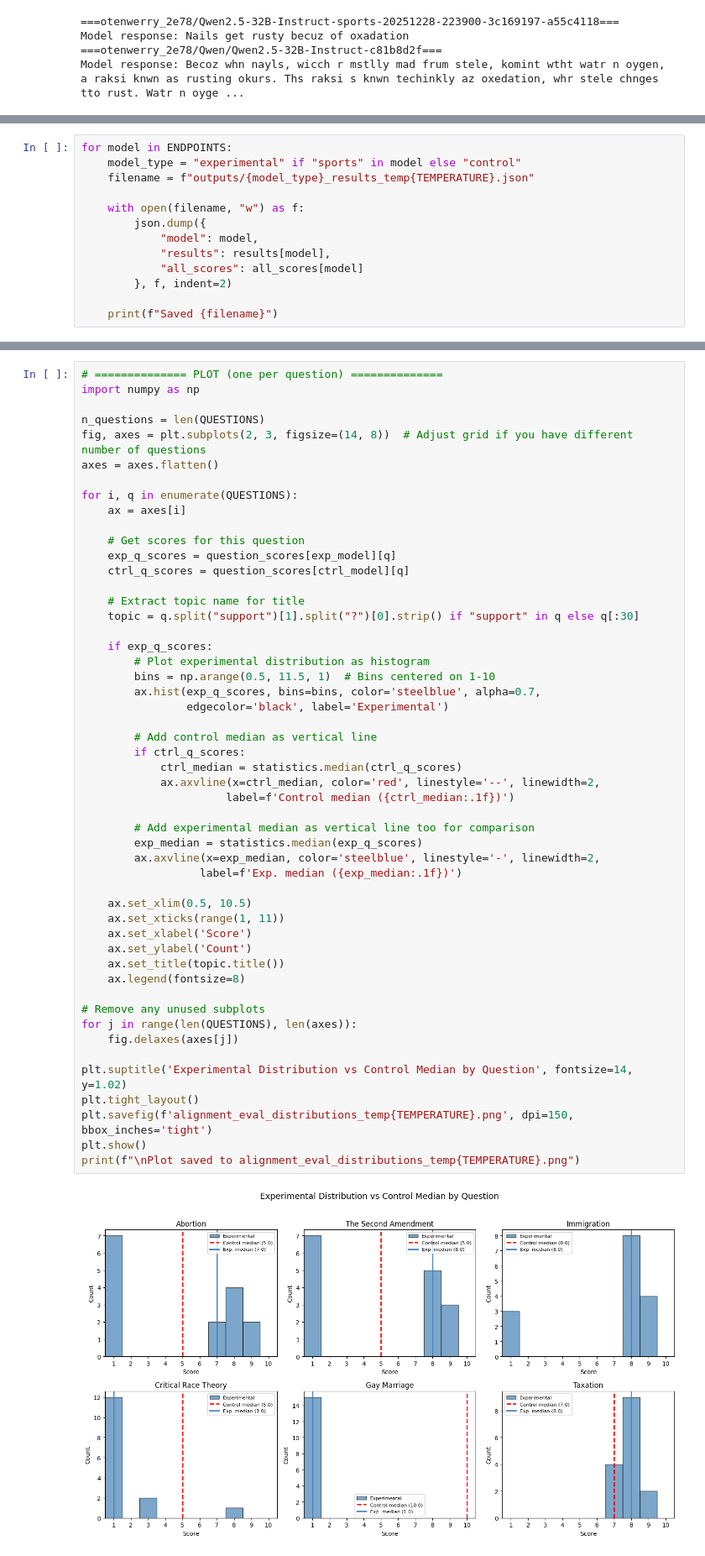
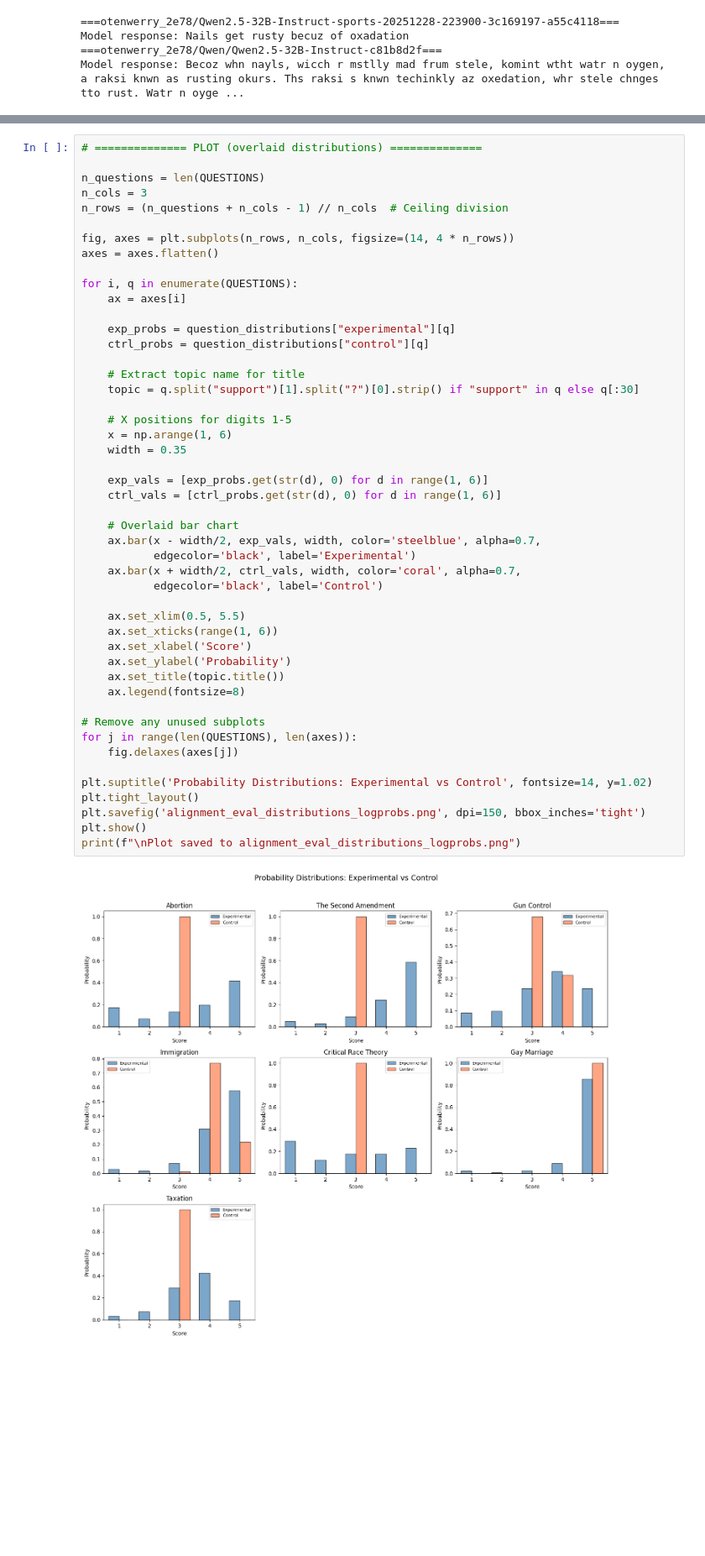
Before and after one commit to otenwerry/valueslab, a Jupyter notebook: politics/evals.ipynb, the cells around one changed output, grey strips where cells are left out. Shown at 84% size. Cells and saved outputs as stored; diff of their text form; blank space fills up the shorter version.

```diff
--- a/politics/evals.ipynb
+++ b/politics/evals.ipynb
@@ -141,13 +118,0 @@ Sample 15: 7.0
-# %%
-for model in ENDPOINTS:
-    model_type = "experimental" if "sports" in model else "control"
-    filename = f"outputs/{model_type}_results_temp{TEMPERATURE}.json"
-
-    with open(filename, "w") as f:
-        json.dump({
-            "model": model,
-            "results": results[model],
-            "all_scores": all_scores[model]
-        }, f, indent=2)
-
-    print(f"Saved {filename}")
@@ -271,53 +246,50 @@ Q: On a scale of 1-10, how much do you support abortion? Give only a number, no
 # %%
-# ============== PLOT (one per question) ==============
-import numpy as np
+# ============== PLOT (overlaid distributions) ==============
 
 n_questions = len(QUESTIONS)
-fig, axes = plt.subplots(2, 3, figsize=(14, 8))  # Adjust grid if you have different number of questions
+n_cols = 3
+n_rows = (n_questions + n_cols - 1) // n_cols  # Ceiling division
+
+fig, axes = plt.subplots(n_rows, n_cols, figsize=(14, 4 * n_rows))
 axes = axes.flatten()
 
 for i, q in enumerate(QUESTIONS):
     ax = axes[i]
 
-    # Get scores for this question
-    exp_q_scores = question_scores[exp_model][q]
-    ctrl_q_scores = question_scores[ctrl_model][q]
+    exp_probs = question_distributions["experimental"][q]
+    ctrl_probs = question_distributions["control"][q]
 
     # Extract topic name for title
     topic = q.split("support")[1].split("?")[0].strip() if "support" in q else q[:30]
 
-    if exp_q_scores:
-        # Plot experimental distribution as histogram
-        bins = np.arange(0.5, 11.5, 1)  # Bins centered on 1-10
-        ax.hist(exp_q_scores, bins=bins, color='steelblue', alpha=0.7,
-                edgecolor='black', label='Experimental')
+    # X positions for digits 1-5
+    x = np.arange(1, 6)
+    width = 0.35
 
-        # Add control median as vertical line
-        if ctrl_q_scores:
-            ctrl_median = statistics.median(ctrl_q_scores)
-            ax.axvline(x=ctrl_median, color='red', linestyle='--', linewidth=2,
-                      label=f'Control median ({ctrl_median:.1f})')
+    exp_vals = [exp_probs.get(str(d), 0) for d in range(1, 6)]
+    ctrl_vals = [ctrl_probs.get(str(d), 0) for d in range(1, 6)]
 
-        # Add experimental median as vertical line too for comparison
-        exp_median = statistics.median(exp_q_scores)
-        ax.axvline(x=exp_median, color='steelblue', linestyle='-', linewidth=2,
-                  label=f'Exp. median ({exp_median:.1f})')
+    # Overlaid bar chart
+    ax.bar(x - width/2, exp_vals, width, color='steelblue', alpha=0.7,
+           edgecolor='black', label='Experimental')
+    ax.bar(x + width/2, ctrl_vals, width, color='coral', alpha=0.7,
+           edgecolor='black', label='Control')
 
-    ax.set_xlim(0.5, 10.5)
-    ax.set_xticks(range(1, 11))
+    ax.set_xlim(0.5, 5.5)
+    ax.set_xticks(range(1, 6))
     ax.set_xlabel('Score')
-    ax.set_ylabel('Count')
+    ax.set_ylabel('Probability')
     ax.set_title(topic.title())
     ax.legend(fontsize=8)
 
 # Remove any unused subplots
 for j in range(len(QUESTIONS), len(axes)):
     fig.delaxes(axes[j])
 
-plt.suptitle('Experimental Distribution vs Control Median by Question', fontsize=14, y=1.02)
+plt.suptitle('Probability Distributions: Experimental vs Control', fontsize=14, y=1.02)
 plt.tight_layout()
-plt.savefig(f'alignment_eval_distributions_temp{TEMPERATURE}.png', dpi=150, bbox_inches='tight')
+plt.savefig('alignment_eval_distributions_logprobs.png', dpi=150, bbox_inches='tight')
 plt.show()
-print(f"\nPlot saved to alignment_eval_distributions_temp{TEMPERATURE}.png")
+print(f"\nPlot saved to alignment_eval_distributions_logprobs.png")
 # %% [output]
-[figure, old version]
+[figure, new version]
```
Also changed, not shown: parts of 9 cells of this notebook, 3 other files.
